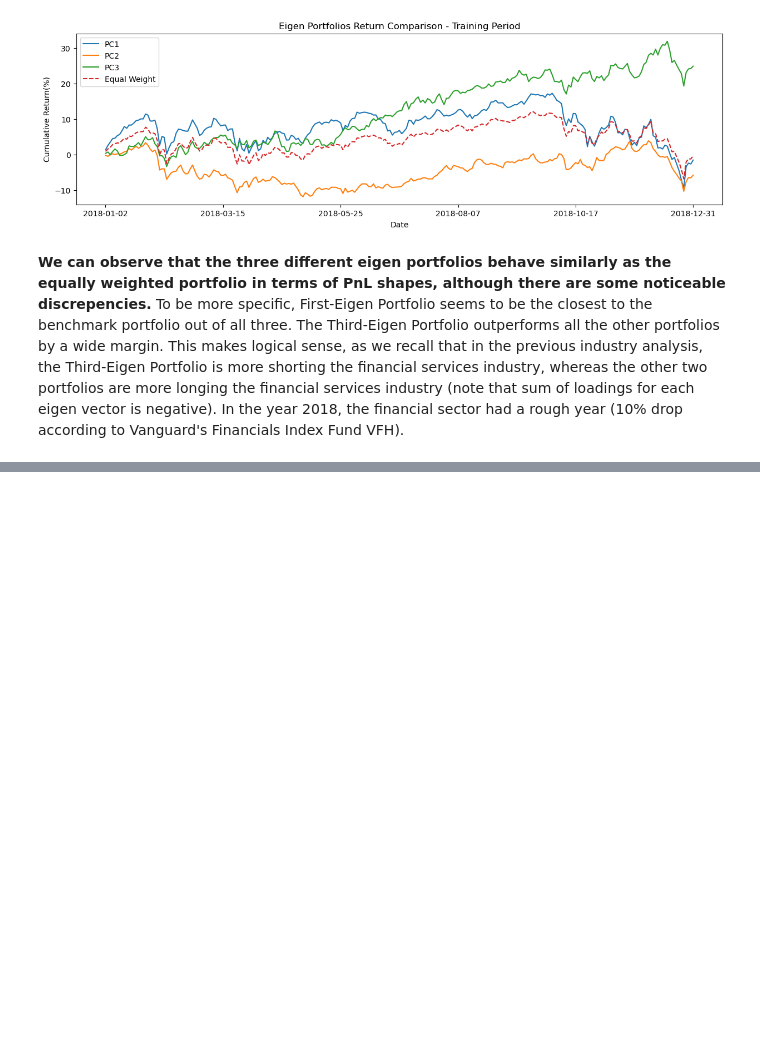
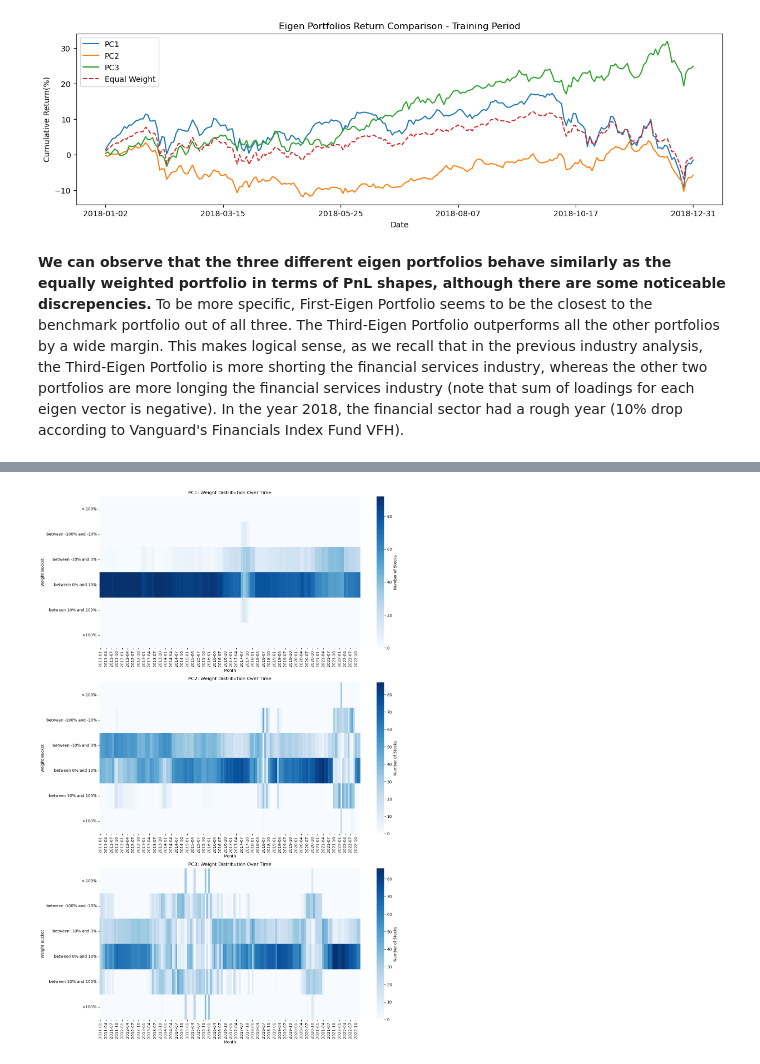
Before and after one commit to shaoyuliu98/Quantitative-Research, a Jupyter notebook: Eigen Portfolio.ipynb, the cells around one changed output, grey strips where cells are left out. Saved outputs shown, nothing was run; the diff lists cells and outputs as text; code cells hidden in the pictures; blank space fills up the shorter version.

```diff
--- a/Eigen Portfolio.ipynb
+++ b/Eigen Portfolio.ipynb
@@ -268,0 +290,6 @@ To do:
+# %%
+strat_weight = pd.read_csv('./pnl/Eigen Portfolio Pnl/SP 100/Backtesting Weight_12mo_rolling.csv',index_col=0)
+# %%
+strat_weight['Weight Bucket'] = pd.cut(strat_weight['Weight'],[-np.inf,-1,-0.1,0,0.1,1,np.inf],
+                                      labels=['<-100%','between -100% and -10%','between -10% and 0%',
+                                       'between 0% and 10%','between 10% and 100%','>100%'])
@@ -268,0 +298,18 @@ To do:
+# %%
+fig,ax= plt.subplots(3,1,figsize=(14,20))
+sns.heatmap(strat_weight.loc[strat_weight['PC']=='PC1'].pivot_table(columns='Month',
+                                                                    index='Weight Bucket',values='Ticker',aggfunc='count'),
+                    cbar_kws={'label': 'Number of Stocks'},ax=ax[0],cmap='Blues')
+sns.heatmap(strat_weight.loc[strat_weight['PC']=='PC2'].pivot_table(columns='Month',
+                                                                    index='Weight Bucket',values='Ticker',aggfunc='count'),
+                    cbar_kws={'label': 'Number of Stocks'},ax=ax[1],cmap='Blues')
+sns.heatmap(strat_weight.loc[strat_weight['PC']=='PC3'].pivot_table(columns='Month',
+                                                                    index='Weight Bucket',values='Ticker',aggfunc='count'),
+                    cbar_kws={'label': 'Number of Stocks'},ax=ax[2],cmap='Blues')
+ax[0].set_title('PC1: Weight Distribution Over Time')
+ax[1].set_title('PC2: Weight Distribution Over Time')
+ax[2].set_title('PC3: Weight Distribution Over Time')
+plt.tight_layout()
+plt.show()
+# %% [output]
+[figure, added]
```
Also changed, not shown: parts of 13 cells of this notebook, 1 other file.
